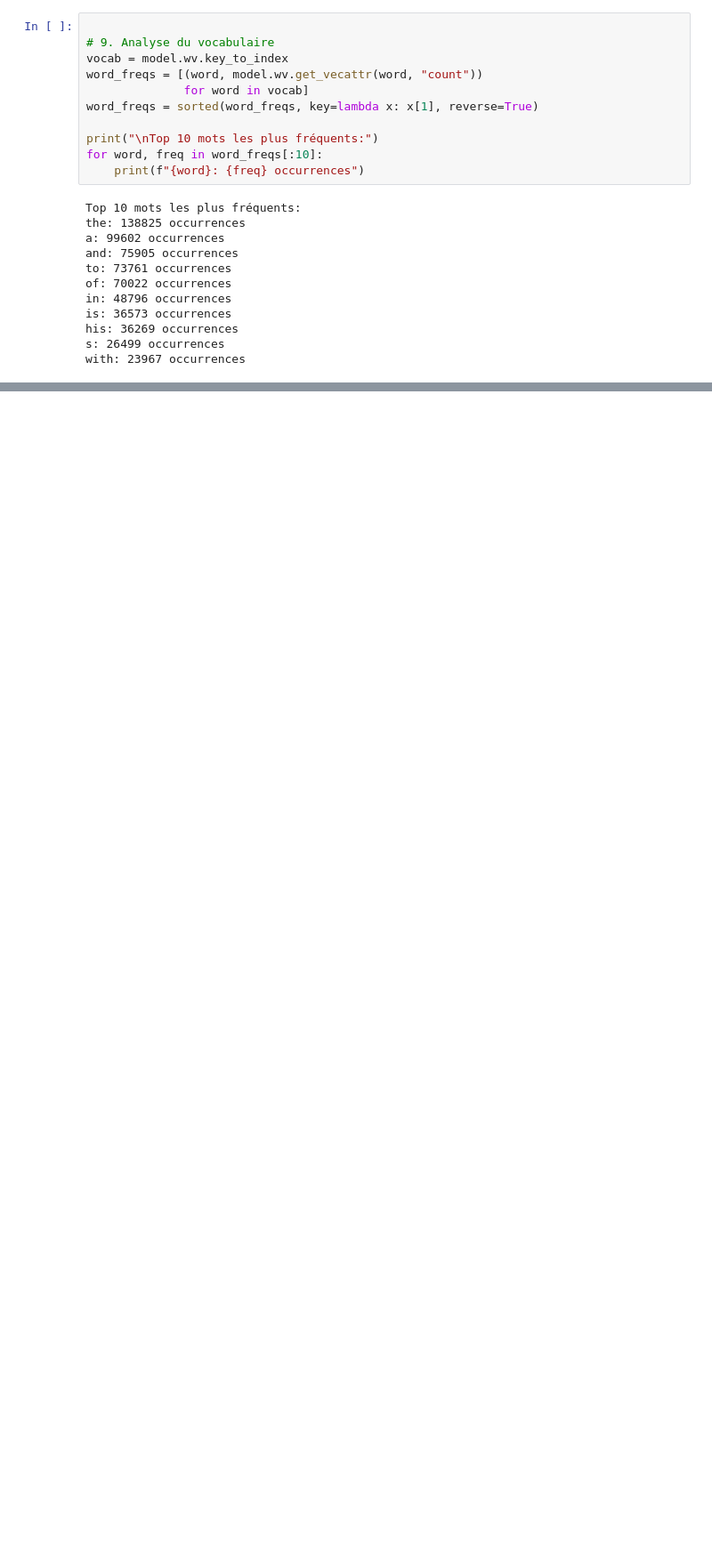
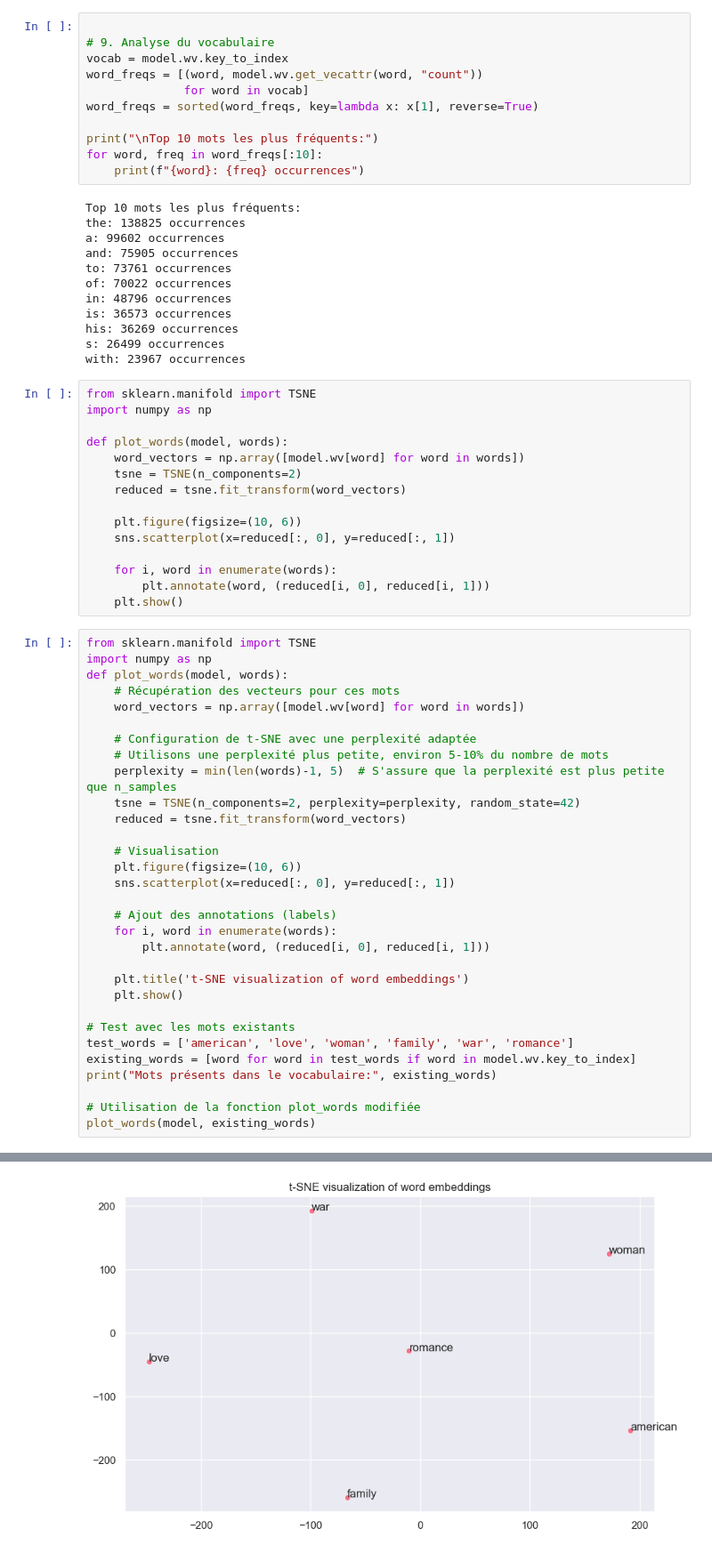
Before and after one commit to svrvhhr/word2vec-movie-reviews, a Jupyter notebook: nlp.ipynb, the cells around one changed output, grey strips where cells are left out. Shown: that part at 89% size. Drawn from its saved outputs; the diff is of its cells as text; blank space fills up the shorter version.

Commit message:
depot rapport + ajout visua lisation

```diff
--- a/nlp.ipynb
+++ b/nlp.ipynb
@@ -725,3 +720,50 @@ is: 36573 occurrences
 his: 36269 occurrences
 s: 26499 occurrences
 with: 23967 occurrences
+# %%
+from sklearn.manifold import TSNE
+import numpy as np
+
+def plot_words(model, words):
+    word_vectors = np.array([model.wv[word] for word in words])
+    tsne = TSNE(n_components=2)
+    reduced = tsne.fit_transform(word_vectors)
+
+    plt.figure(figsize=(10, 6))
+    sns.scatterplot(x=reduced[:, 0], y=reduced[:, 1])
+
+    for i, word in enumerate(words):
+        plt.annotate(word, (reduced[i, 0], reduced[i, 1]))
+    plt.show()
+# %%
+from sklearn.manifold import TSNE
+import numpy as np
+def plot_words(model, words):
+    # Récupération des vecteurs pour ces mots
+    word_vectors = np.array([model.wv[word] for word in words])
+
+    # Configuration de t-SNE avec une perplexité adaptée
+    # Utilisons une perplexité plus petite, environ 5-10% du nombre de mots
+    perplexity = min(len(words)-1, 5)  # S'assure que la perplexité est plus petite que n_samples
+    tsne = TSNE(n_components=2, perplexity=perplexity, random_state=42)
+    reduced = tsne.fit_transform(word_vectors)
+
+    # Visualisation
+    plt.figure(figsize=(10, 6))
+    sns.scatterplot(x=reduced[:, 0], y=reduced[:, 1])
+
+    # Ajout des annotations (labels)
+    for i, word in enumerate(words):
+        plt.annotate(word, (reduced[i, 0], reduced[i, 1]))
+
+    plt.title('t-SNE visualization of word embeddings')
+    plt.show()
+
+# Test avec les mots existants
+test_words = ['american', 'love', 'woman', 'family', 'war', 'romance']
+existing_words = [word for word in test_words if word in model.wv.key_to_index]
+print("Mots présents dans le vocabulaire:", existing_words)
+
+# Utilisation de la fonction plot_words modifiée
+plot_words(model, existing_words)
+# %% [output]
@@ -727,0 +771 @@ with: 23967 occurrences
+[figure, added]
```
Also changed, not shown: parts of 15 cells of this notebook, 1 other file.
